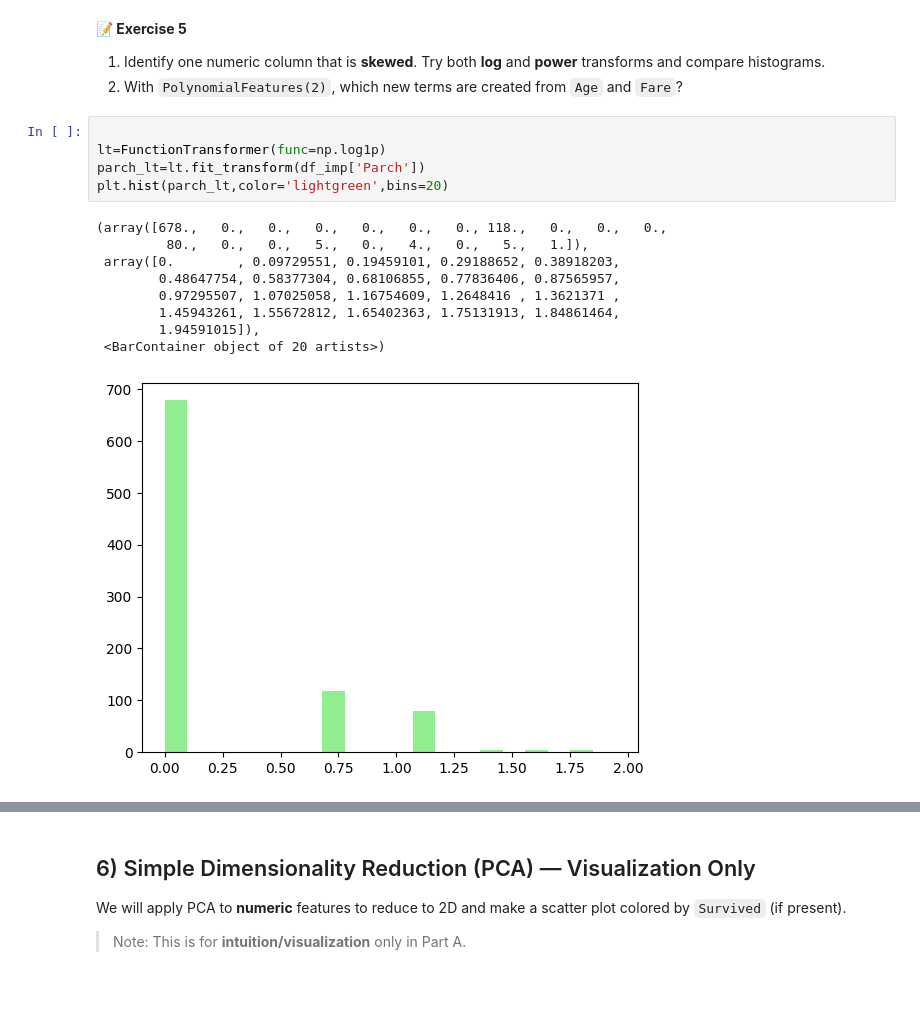
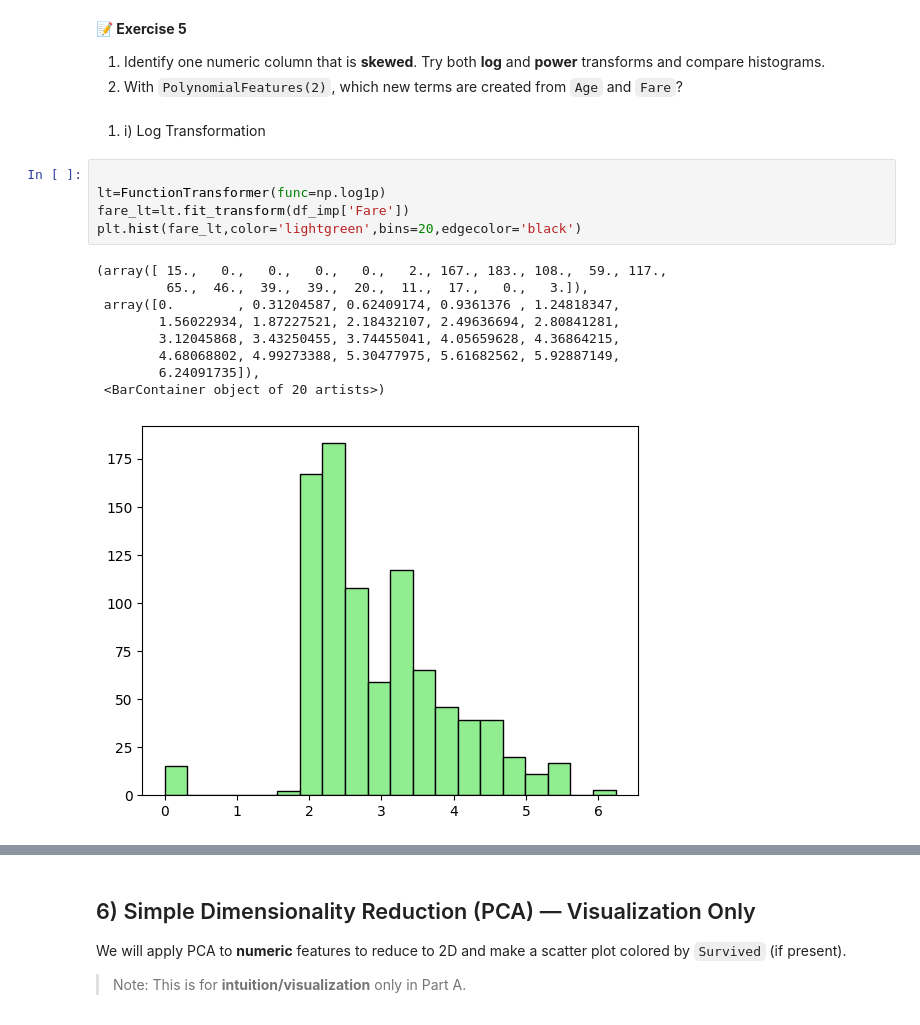
Before and after one commit to Mithi-2005/cse303_ml_lab, a Jupyter notebook: feature_engineering/lab3_AP23110011300.ipynb, the cells around one changed output, grey strips where cells are left out. Saved outputs shown, nothing was run; the diff lists cells and outputs as text; blank space fills up the shorter version.

```diff
--- a/feature_engineering/Feature_Engineering_PartA.ipynb
+++ b/feature_engineering/lab3_AP23110011300.ipynb
@@ -400,18 +400,20 @@ memory usage: 83.7+ KB
 **📝 Exercise 5**
 1) Identify one numeric column that is **skewed**. Try both **log** and **power** transforms and compare histograms.
 2) With `PolynomialFeatures(2)`, which new terms are created from `Age` and `Fare`?
+# %% [markdown]
+1) i) Log Transformation
 # %%
 
 lt=FunctionTransformer(func=np.log1p)
-parch_lt=lt.fit_transform(df_imp['Parch'])
-plt.hist(parch_lt,color='lightgreen',bins=20)
+fare_lt=lt.fit_transform(df_imp['Fare'])
+plt.hist(fare_lt,color='lightgreen',bins=20,edgecolor='black')
 # %% [output]
-(array([678.,   0.,   0.,   0.,   0.,   0.,   0., 118.,   0.,   0.,   0.,
-         80.,   0.,   0.,   5.,   0.,   4.,   0.,   5.,   1.]),
- array([0.        , 0.09729551, 0.19459101, 0.29188652, 0.38918203,
-        0.48647754, 0.58377304, 0.68106855, 0.77836406, 0.87565957,
-        0.97295507, 1.07025058, 1.16754609, 1.2648416 , 1.3621371 ,
-        1.45943261, 1.55672812, 1.65402363, 1.75131913, 1.84861464,
-        1.94591015]),
+(array([ 15.,   0.,   0.,   0.,   0.,   2., 167., 183., 108.,  59., 117.,
+         65.,  46.,  39.,  39.,  20.,  11.,  17.,   0.,   3.]),
+ array([0.        , 0.31204587, 0.62409174, 0.9361376 , 1.24818347,
+        1.56022934, 1.87227521, 2.18432107, 2.49636694, 2.80841281,
+        3.12045868, 3.43250455, 3.74455041, 4.05659628, 4.36864215,
+        4.68068802, 4.99273388, 5.30477975, 5.61682562, 5.92887149,
+        6.24091735]),
  <BarContainer object of 20 artists>)
-[figure, old version]
+[figure, new version]
```
Also changed, not shown: parts of 11 cells of this notebook.
